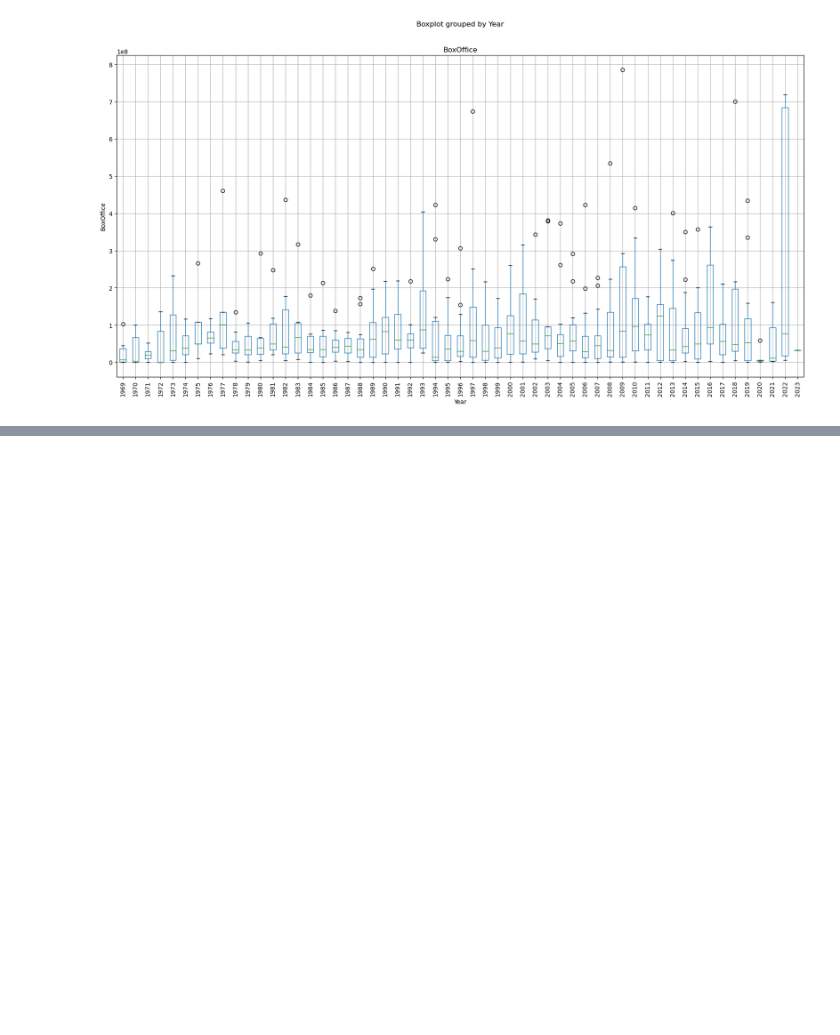
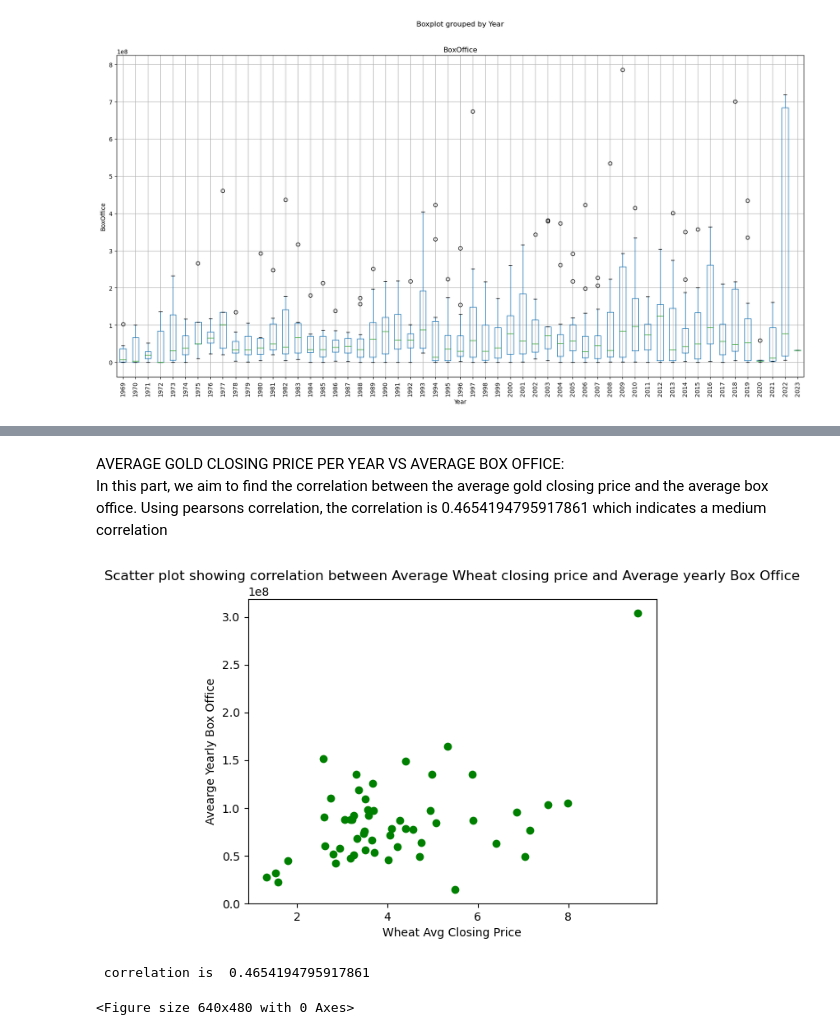
Before and after one commit to rickscrib/group8_project1, a Jupyter notebook: box_office.ipynb, the cells around one changed output, grey strips where cells are left out. Cells and saved outputs as stored; diff of their text form; code cells hidden in the pictures; blank space fills up the shorter version.

```diff
--- a/box_office.ipynb
+++ b/box_office.ipynb
@@ -130,0 +189,16 @@ box_comodity.head()
+# %% [markdown]
+AVERAGE GOLD CLOSING PRICE PER YEAR VS AVERAGE BOX OFFICE:
+In this part, we aim to find the correlation between the average gold closing price and the average box office. Using pearsons correlation, the correlation is  0.4654194795917861 which indicates a medium correlation
+# %%
+correlation_w_b = stats.pearsonr(sample_w, sample_b)
+plt.scatter(sample_w, sample_b, c= "green")
+plt.ylabel("Avearge Yearly Box Office")
+plt.xlabel("Wheat Avg Closing Price")
+plt.title("Scatter plot showing correlation between Average Wheat closing price and Average yearly Box Office")
+plt.show()
+plt.savefig(r"C:\Users\uwagb\OneDrive\Desktop\project\outputs\Wheat_box_scatterplot.png")
+print(f" correlation is  {correlation_w_b[0]}")
+# %% [output]
+[figure, added]
+ correlation is  0.4654194795917861
+<Figure size 640x480 with 0 Axes>
```
Also changed, not shown: parts of 9 cells of this notebook, 2 other files.
